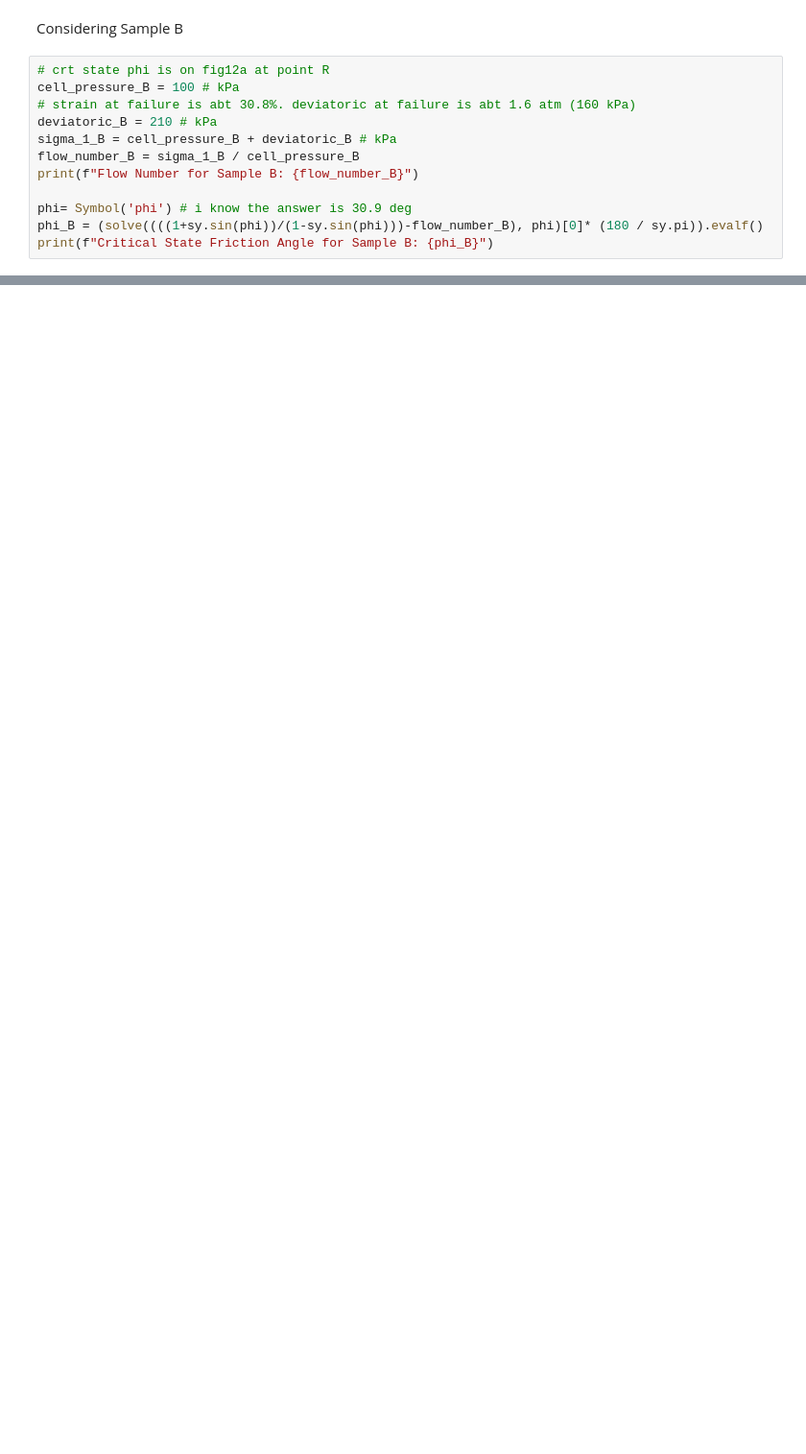
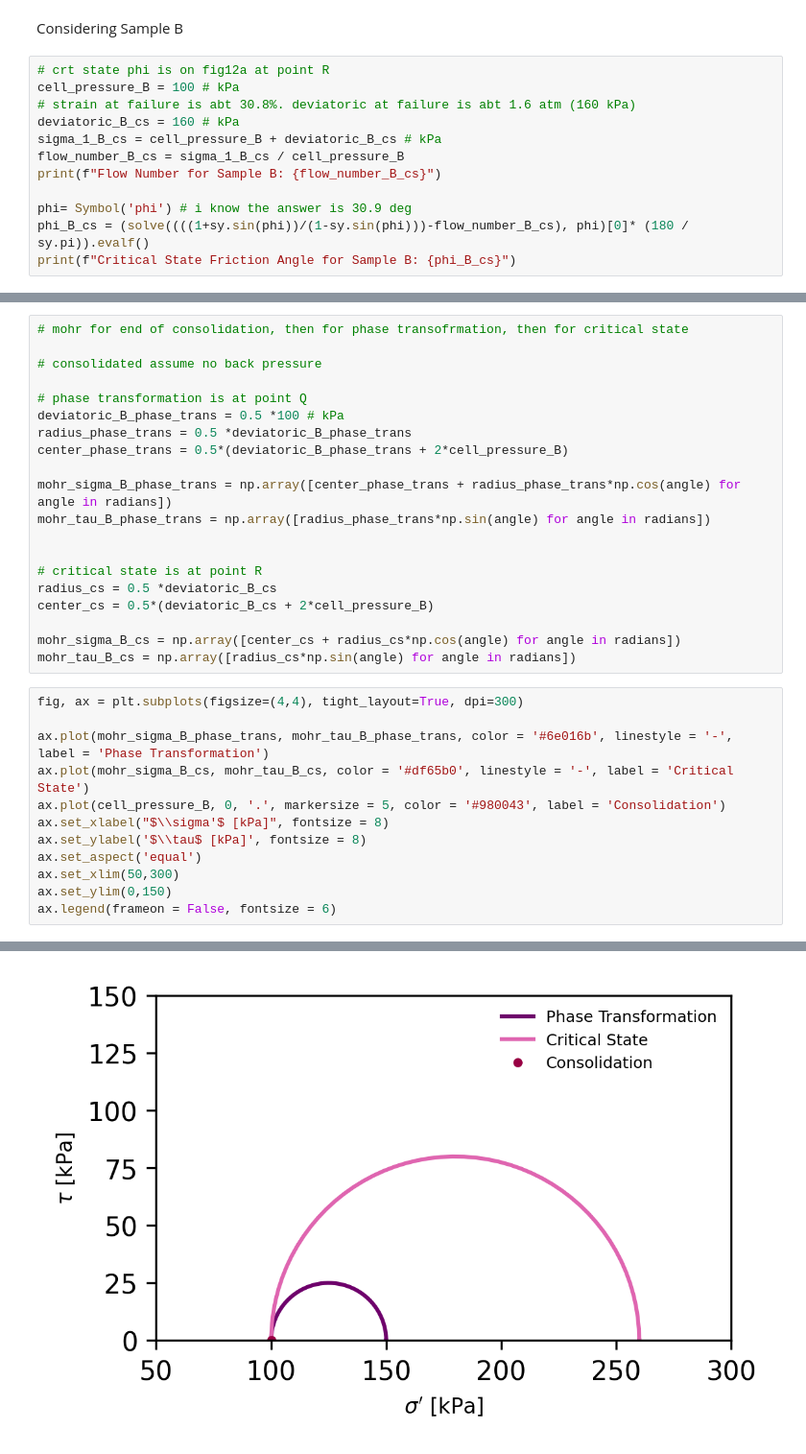
Before and after one commit to bKeungAuyeung/CE543-HW5, a Jupyter notebook: bAuyeung_HW5-code_CE543.ipynb, the cells around one changed output, grey strips where cells are left out. Shown at 96% size. Cells and saved outputs as stored; diff of their text form; blank space fills up the shorter version.

```diff
--- a/bAuyeung_HW5-code_CE543.ipynb
+++ b/bAuyeung_HW5-code_CE543.ipynb
@@ -170,12 +172,12 @@ Considering Sample B
 # crt state phi is on fig12a at point R
 cell_pressure_B = 100 # kPa
 # strain at failure is abt 30.8%. deviatoric at failure is abt 1.6 atm (160 kPa)
-deviatoric_B = 210 # kPa
-sigma_1_B = cell_pressure_B + deviatoric_B # kPa
-flow_number_B = sigma_1_B / cell_pressure_B
-print(f"Flow Number for Sample B: {flow_number_B}")
+deviatoric_B_cs = 160 # kPa
+sigma_1_B_cs = cell_pressure_B + deviatoric_B_cs # kPa
+flow_number_B_cs = sigma_1_B_cs / cell_pressure_B
+print(f"Flow Number for Sample B: {flow_number_B_cs}")
 
 phi= Symbol('phi') # i know the answer is 30.9 deg
-phi_B = (solve((((1+sy.sin(phi))/(1-sy.sin(phi)))-flow_number_B), phi)[0]* (180 / sy.pi)).evalf()
-print(f"Critical State Friction Angle for Sample B: {phi_B}")
+phi_B_cs = (solve((((1+sy.sin(phi))/(1-sy.sin(phi)))-flow_number_B_cs), phi)[0]* (180 / sy.pi)).evalf()
+print(f"Critical State Friction Angle for Sample B: {phi_B_cs}")
 # %% [output]
@@ -183,0 +186,33 @@ Critical State Friction Angle for Sample B: 30.8101566431090
+# %%
+# mohr for end of consolidation, then for phase transofrmation, then for critical state
+
+# consolidated assume no back pressure
+
+# phase transformation is at point Q
+deviatoric_B_phase_trans = 0.5 *100 # kPa
+radius_phase_trans = 0.5 *deviatoric_B_phase_trans
+center_phase_trans = 0.5*(deviatoric_B_phase_trans + 2*cell_pressure_B)
+
+mohr_sigma_B_phase_trans = np.array([center_phase_trans + radius_phase_trans*np.cos(angle) for angle in radians])
+mohr_tau_B_phase_trans = np.array([radius_phase_trans*np.sin(angle) for angle in radians])
+
+
+# critical state is at point R
+radius_cs = 0.5 *deviatoric_B_cs
+center_cs = 0.5*(deviatoric_B_cs + 2*cell_pressure_B)
+
+mohr_sigma_B_cs = np.array([center_cs + radius_cs*np.cos(angle) for angle in radians])
+mohr_tau_B_cs = np.array([radius_cs*np.sin(angle) for angle in radians])
+# %%
+fig, ax = plt.subplots(figsize=(4,4), tight_layout=True, dpi=300)
+
+ax.plot(mohr_sigma_B_phase_trans, mohr_tau_B_phase_trans, color = '#6e016b', linestyle = '-', label = 'Phase Transformation')
+ax.plot(mohr_sigma_B_cs, mohr_tau_B_cs, color = '#df65b0', linestyle = '-', label = 'Critical State')
+ax.plot(cell_pressure_B, 0, '.', markersize = 5, color = '#980043', label = 'Consolidation')
+ax.set_xlabel("$\\sigma'$ [kPa]", fontsize = 8)
+ax.set_ylabel('$\\tau$ [kPa]', fontsize = 8)
+ax.set_aspect('equal')
+ax.set_xlim(50,300)
+ax.set_ylim(0,150)
+ax.legend(frameon = False, fontsize = 6)
+# %% [output]
@@ -183,0 +220 @@ Critical State Friction Angle for Sample B: 30.8101566431090
+[figure, added]
```
Also changed, not shown: parts of 6 cells of this notebook.
